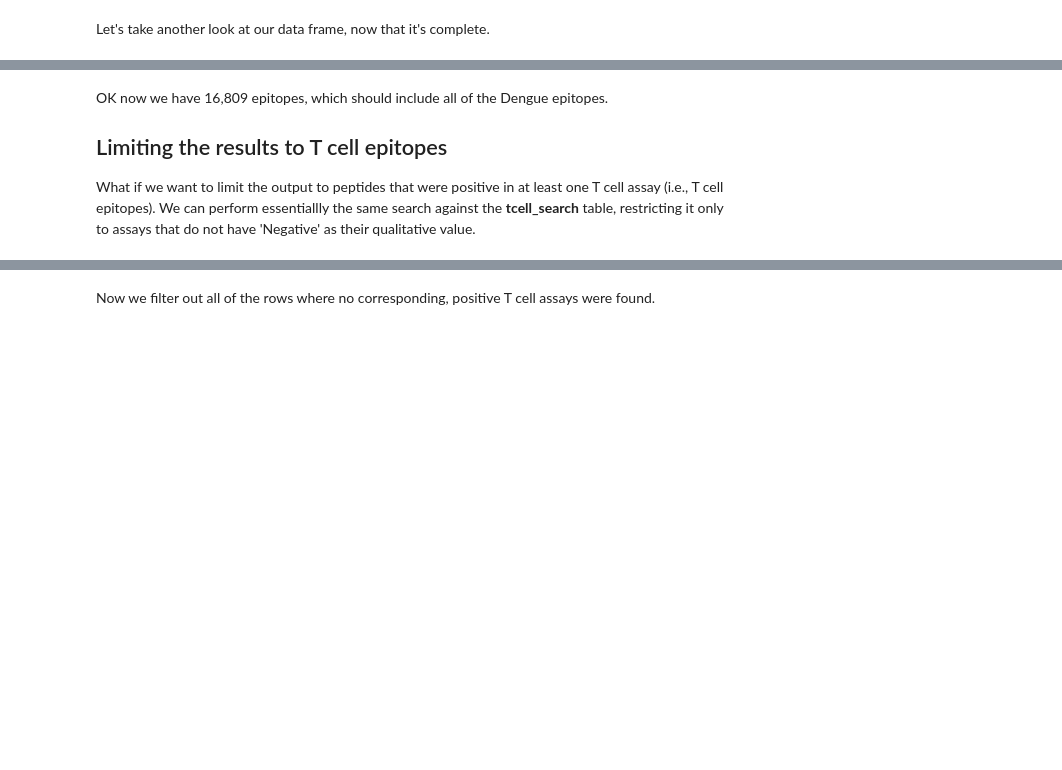
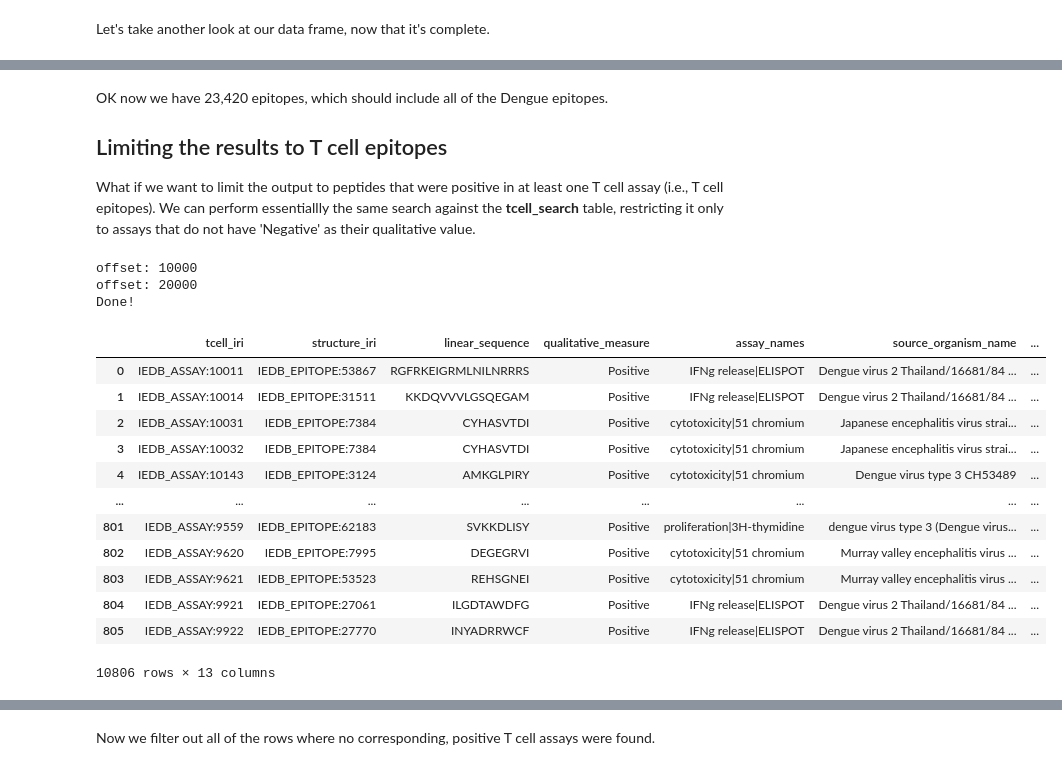
Before and after one commit to IEDB/IQ-API-use-cases, a Jupyter notebook: python/use_case_1g.ipynb, the cells around one changed output, grey strips where cells are left out. Drawn from its saved outputs; the diff is of its cells as text; code cells hidden in the pictures; blank space fills up the shorter version.

```diff
--- a/python/use_case_1g.ipynb
+++ b/python/use_case_1g.ipynb
@@ -138,30 +215,47 @@ df_flavi
 # %% [markdown]
-OK now we have 16,809 epitopes, which should include all of the Dengue epitopes.
+OK now we have 23,420 epitopes, which should include all of the Dengue epitopes.
 
 ## Limiting the results to T cell epitopes
 
 What if we want to limit the output to peptides that were positive in at least one T cell assay (i.e., T cell epitopes).  We can perform essentiallly the same search against the **tcell_search** table, restricting it only to assays that do not have 'Negative' as their qualitative value.
 # %%
-search_params={ 'source_organism_iri_search': 'cs.{"NCBITaxon:11051"}',
+search_params={ 'source_organism_iri_search': 'cs.{"NCBITaxon:3044782"}',
                 'select': 'tcell_iri,structure_iri,linear_sequence,curated_source_antigen,qualitative_measure,assay_names,source_organism_name,source_organism_name',
                 'qualitative_measure': 'not.eq.Negative',
                 'offset': 0,
                 'order': 'tcell_iri'
               }
 table_name='tcell_search'
 full_url=base_uri + '/' + table_name
 
 # get the first 10K results and load them into a data frame
 result = requests.get(full_url, params=search_params)
 df_tcell = pd.json_normalize(result.json())
 
 while result.json() != []:
     time.sleep(2)
     search_params['offset'] += 10000
     print('offset: ' + str(search_params['offset']))
     result = requests.get(full_url, params=search_params)
     df_tcell = df_tcell.append(pd.json_normalize(result.json()))
 print('Done!')
 
 df_tcell
+# %% [output]
+offset: 10000
+offset: 20000
+Done!
+|  | tcell_iri | structure_iri | linear_sequence | qualitative_measure | assay_names | source_organism_name | ... |
+| 0 | IEDB_ASSAY:10011 | IEDB_EPITOPE:53867 | RGFRKEIGRMLNILNRRRS | Positive | IFNg release|ELISPOT | Dengue virus 2 Thailand/16681/84 ... | ... |
+| 1 | IEDB_ASSAY:10014 | IEDB_EPITOPE:31511 | KKDQVVVLGSQEGAM | Positive | IFNg release|ELISPOT | Dengue virus 2 Thailand/16681/84 ... | ... |
+| 2 | IEDB_ASSAY:10031 | IEDB_EPITOPE:7384 | CYHASVTDI | Positive | cytotoxicity|51 chromium | Japanese encephalitis virus strai... | ... |
+| 3 | IEDB_ASSAY:10032 | IEDB_EPITOPE:7384 | CYHASVTDI | Positive | cytotoxicity|51 chromium | Japanese encephalitis virus strai... | ... |
+| 4 | IEDB_ASSAY:10143 | IEDB_EPITOPE:3124 | AMKGLPIRY | Positive | cytotoxicity|51 chromium | Dengue virus type 3 CH53489 | ... |
+| ... | ... | ... | ... | ... | ... | ... | ... |
+| 801 | IEDB_ASSAY:9559 | IEDB_EPITOPE:62183 | SVKKDLISY | Positive | proliferation|3H-thymidine | dengue virus type 3 (Dengue virus... | ... |
+| 802 | IEDB_ASSAY:9620 | IEDB_EPITOPE:7995 | DEGEGRVI | Positive | cytotoxicity|51 chromium | Murray valley encephalitis virus ... | ... |
+| 803 | IEDB_ASSAY:9621 | IEDB_EPITOPE:53523 | REHSGNEI | Positive | cytotoxicity|51 chromium | Murray valley encephalitis virus ... | ... |
+| 804 | IEDB_ASSAY:9921 | IEDB_EPITOPE:27061 | ILGDTAWDFG | Positive | IFNg release|ELISPOT | Dengue virus 2 Thailand/16681/84 ... | ... |
+| 805 | IEDB_ASSAY:9922 | IEDB_EPITOPE:27770 | INYADRRWCF | Positive | IFNg release|ELISPOT | Dengue virus 2 Thailand/16681/84 ... | ... |
+10806 rows × 13 columns
 # %% [markdown]
```
Also changed, not shown: parts of 15 cells of this notebook, 1 other file.
